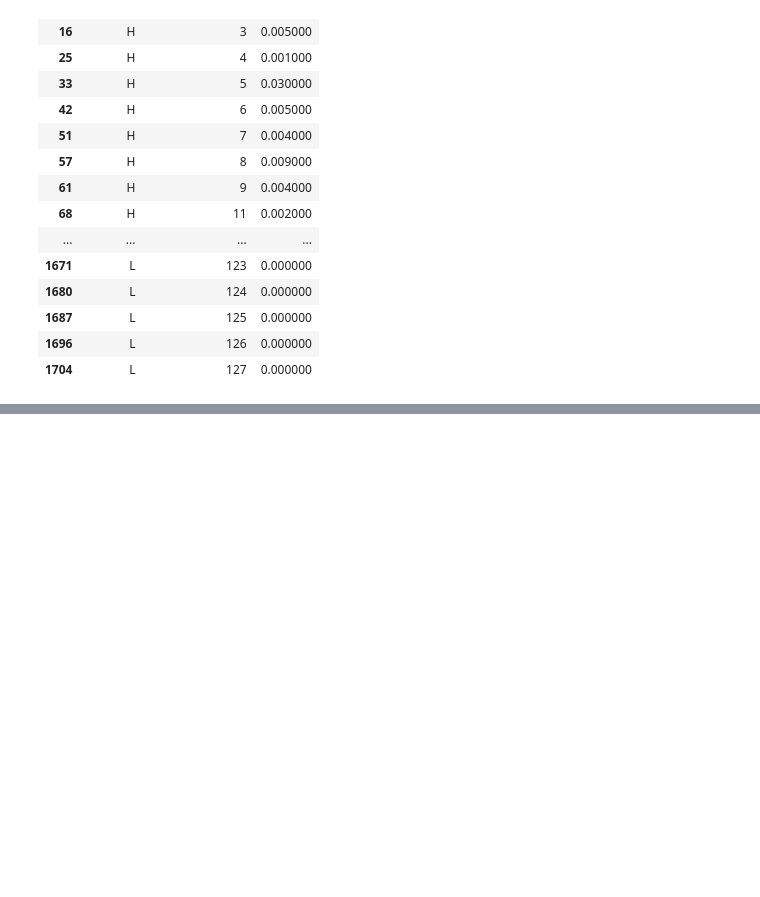
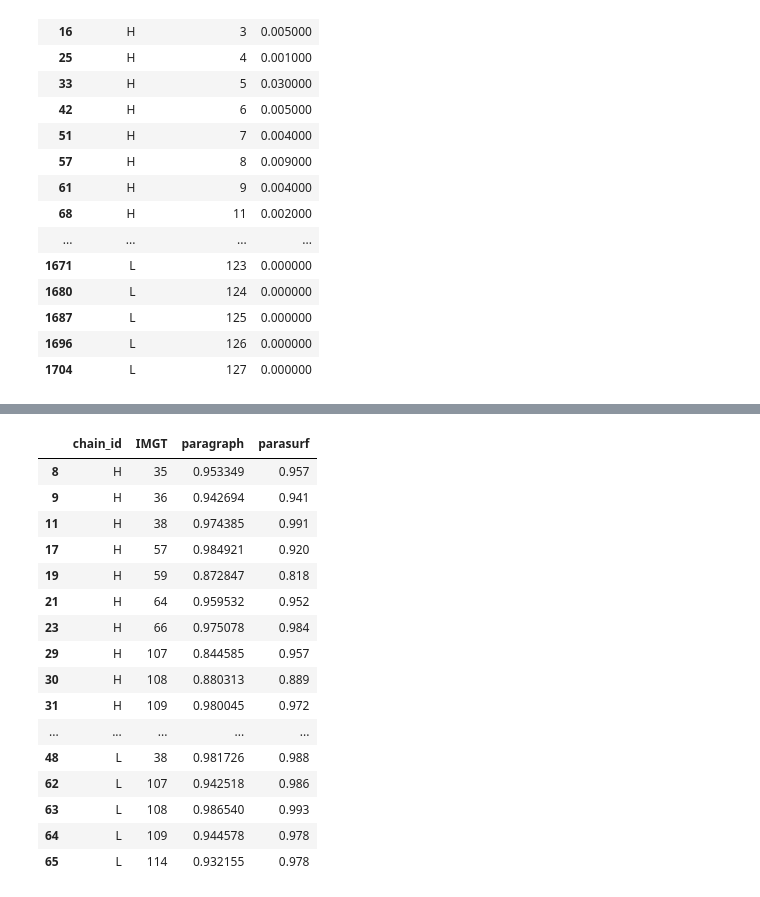
Before and after one commit to jonchengbb/ab_discovery_sandbox, a Jupyter notebook: 2025-07-02_pdb_to_paratope_table.ipynb, the cells around one changed output, grey strips where cells are left out. Saved outputs shown, nothing was run; the diff lists cells and outputs as text; code cells hidden in the pictures; blank space fills up the shorter version.

```diff
--- a/2025-07-02_pdb_to_paratope_table.ipynb
+++ b/2025-07-02_pdb_to_paratope_table.ipynb
@@ -131,0 +162,22 @@ styled_parasurf
+# %%
+df_merged1=df_merged[(df_merged['parasurf']>0.70)&(df_merged['paragraph']>0.70)]
+# %%
+df_merged1
+# %% [output]
+|  | chain_id | IMGT | paragraph | parasurf |
+| 8 | H | 35 | 0.953349 | 0.957 |
+| 9 | H | 36 | 0.942694 | 0.941 |
+| 11 | H | 38 | 0.974385 | 0.991 |
+| 17 | H | 57 | 0.984921 | 0.920 |
+| 19 | H | 59 | 0.872847 | 0.818 |
+| 21 | H | 64 | 0.959532 | 0.952 |
+| 23 | H | 66 | 0.975078 | 0.984 |
+| 29 | H | 107 | 0.844585 | 0.957 |
+| 30 | H | 108 | 0.880313 | 0.889 |
+| 31 | H | 109 | 0.980045 | 0.972 |
+| ... | ... | ... | ... | ... |
+| 48 | L | 38 | 0.981726 | 0.988 |
+| 62 | L | 107 | 0.942518 | 0.986 |
+| 63 | L | 108 | 0.986540 | 0.993 |
+| 64 | L | 109 | 0.944578 | 0.978 |
+| 65 | L | 114 | 0.932155 | 0.978 |
```
Also changed, not shown: parts of 7 cells of this notebook.
